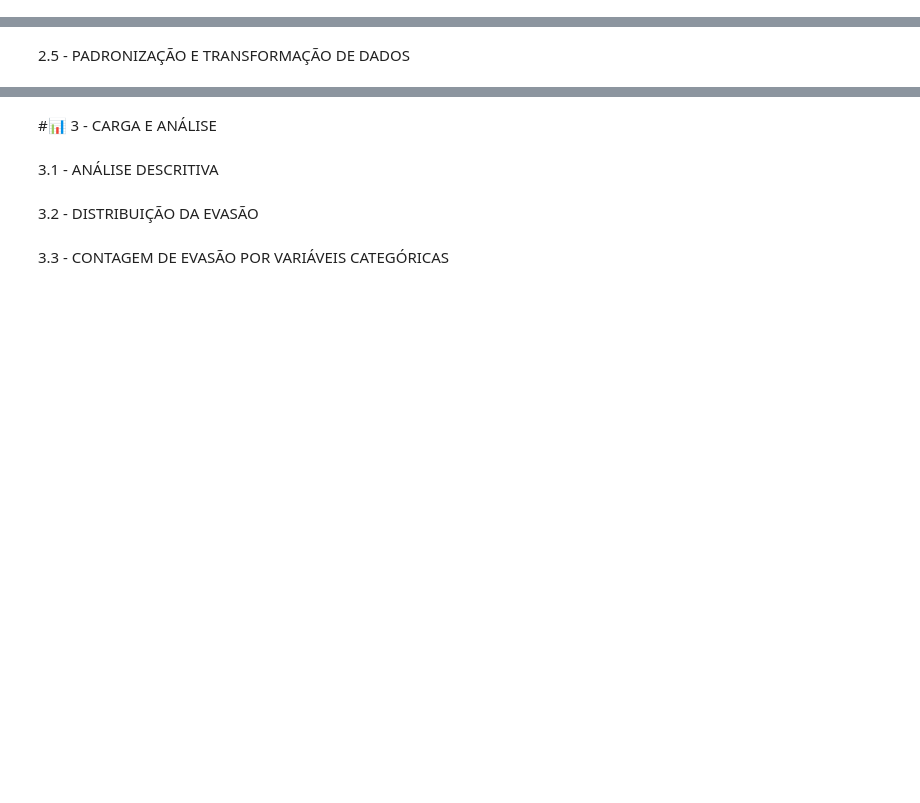
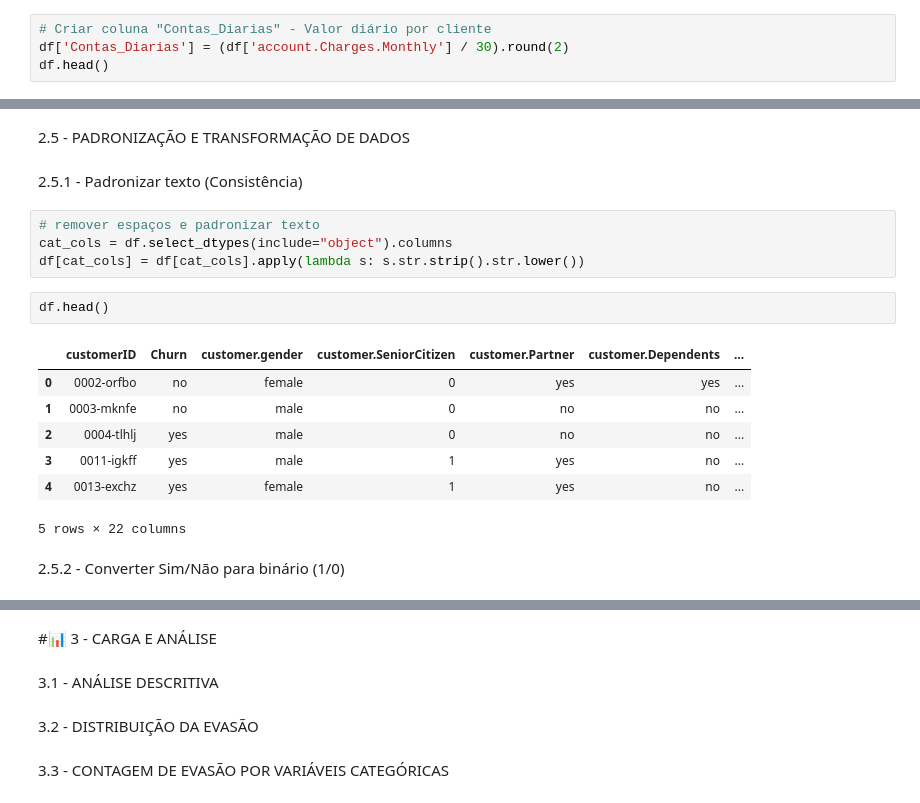
Before and after one commit to jcmaiolo/Challenge-churn-de-clientes, a Jupyter notebook: TelecomX_BR.ipynb, the cells around one changed output, grey strips where cells are left out. Cells and saved outputs as stored; diff of their text form; blank space fills up the shorter version.

```diff
--- a/TelecomX_BR.ipynb
+++ b/TelecomX_BR.ipynb
@@ -322,3 +322,7 @@ df['account.Charges.Total'].isna().sum()
 np.int64(11)
 # %% [markdown]
 2.4 - COLUNA DE CONTAS DIÁRIAS
+# %%
+# Criar coluna "Contas_Diarias" - Valor diário por cliente
+df['Contas_Diarias'] = (df['account.Charges.Monthly'] / 30).round(2)
+df.head()
@@ -325,2 +337,20 @@ np.int64(11)
 # %% [markdown]
 2.5 - PADRONIZAÇÃO E TRANSFORMAÇÃO DE DADOS
+# %% [markdown]
+2.5.1 - Padronizar texto (Consistência)
+# %%
+# remover espaços e padronizar texto
+cat_cols = df.select_dtypes(include="object").columns
+df[cat_cols] = df[cat_cols].apply(lambda s: s.str.strip().str.lower())
+# %%
+df.head()
+# %% [output]
+|  | customerID | Churn | customer.gender | customer.SeniorCitizen | customer.Partner | customer.Dependents | ... |
+| 0 | 0002-orfbo | no | female | 0 | yes | yes | ... |
+| 1 | 0003-mknfe | no | male | 0 | no | no | ... |
+| 2 | 0004-tlhlj | yes | male | 0 | no | no | ... |
+| 3 | 0011-igkff | yes | male | 1 | yes | no | ... |
+| 4 | 0013-exchz | yes | female | 1 | yes | no | ... |
+5 rows × 22 columns
+# %% [markdown]
+2.5.2 - Converter Sim/Não para binário (1/0)
```
Also changed, not shown: parts of 7 cells of this notebook.
